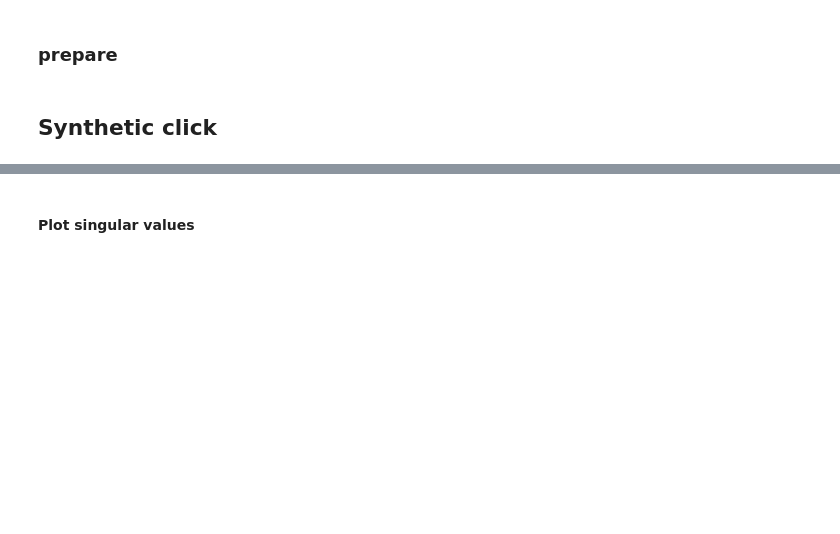
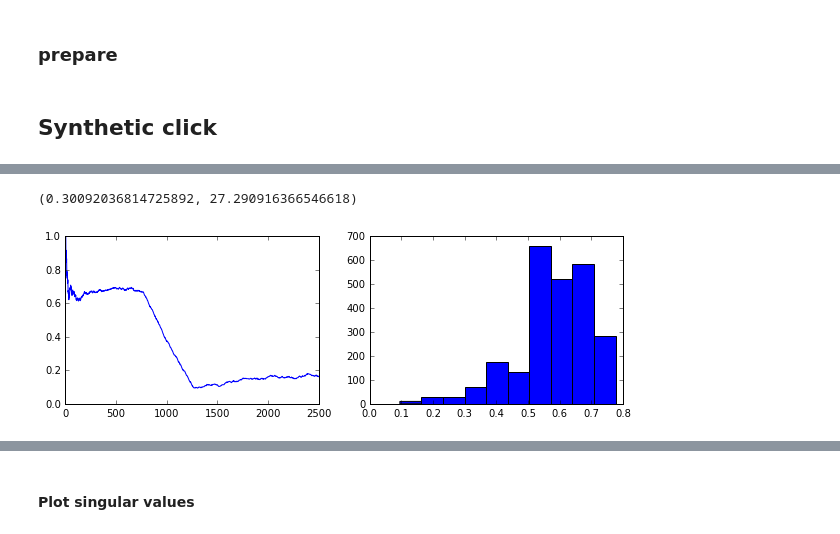
Before and after one commit to takuti/stream-recommender, a Jupyter notebook: paper-sketch.ipynb, the cells around one changed output, grey strips where cells are left out. Saved outputs shown, nothing was run; the diff lists cells and outputs as text; code cells hidden in the pictures; blank space fills up the shorter version.

```diff
--- a/paper-sketch.ipynb
+++ b/paper-sketch.ipynb
@@ -159,0 +195,15 @@ def plot(name, exp, MF, iMF, FMs, iFMs, sketch, N=10, T=5000):
+# %%
+res = parse_result('results/chiir-2017/click/sketch.tsv', window_size=500, at=1, n_item=5)
+
+plt.subplot(121)
+plt.plot(res['incremental_recalls'])
+plt.subplot(122)
+plt.hist(res['top1_scores'])
+
+fig = plt.gcf()
+fig.set_size_inches((10, 3))
+
+res['recall'], res['MPR']
+# %% [output]
+(0.30092036814725892, 27.290916366546618)
+[figure, added]
```
Also changed, not shown: parts of 20 cells of this notebook.
